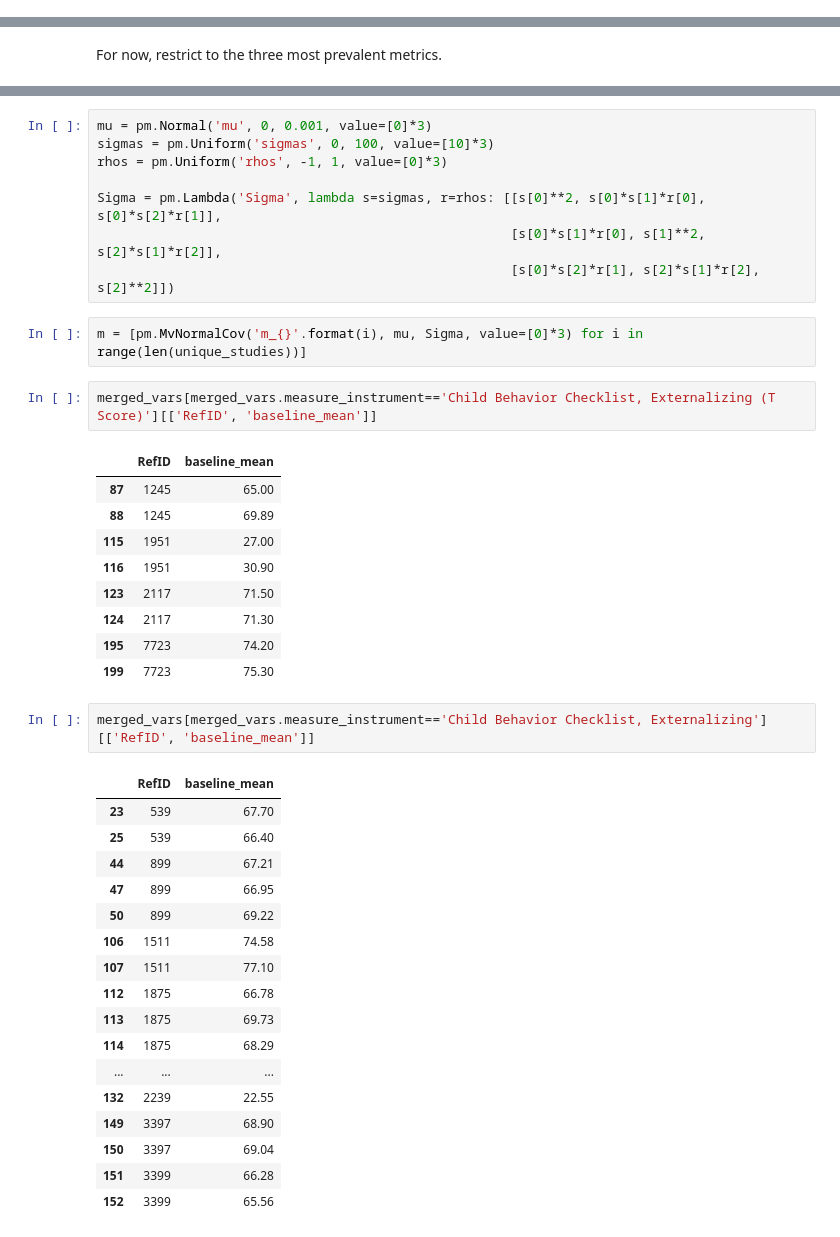
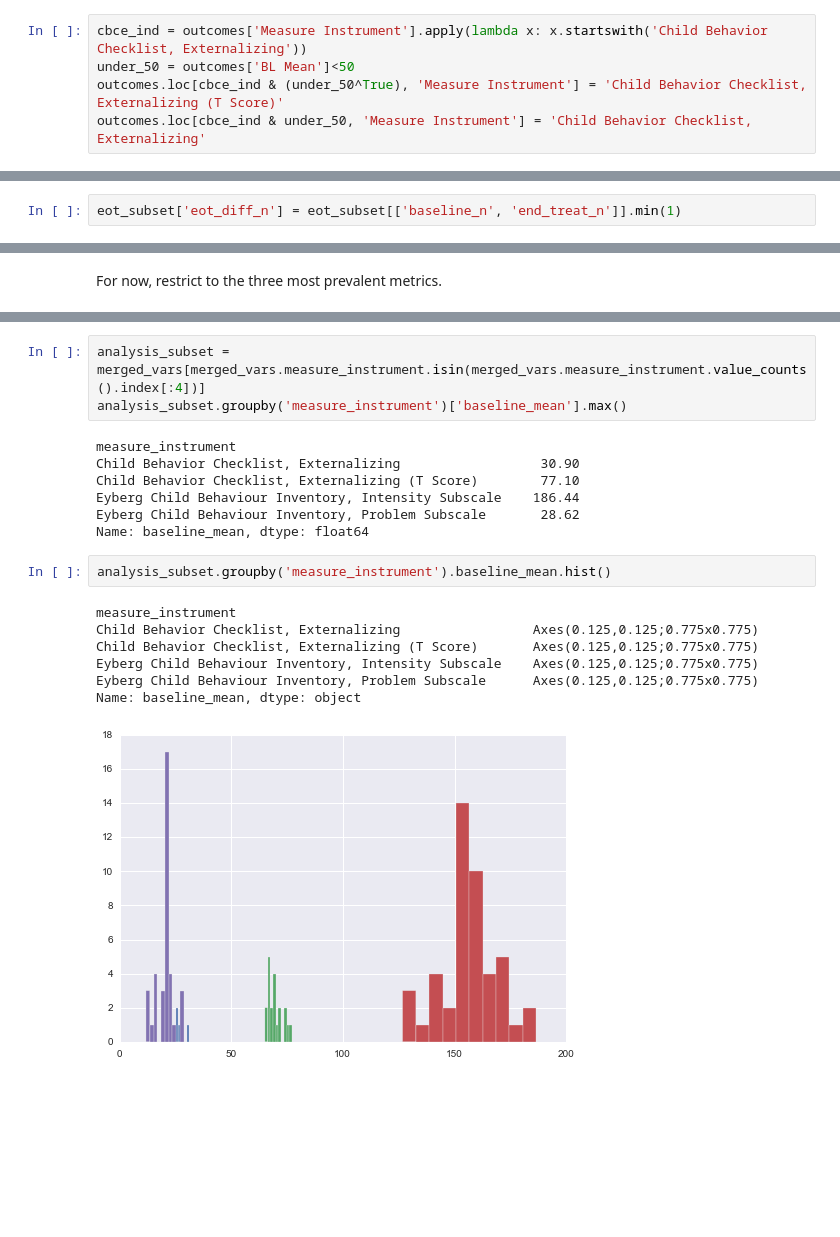
Before and after one commit to fonnesbeck/disruptive_behavior_disorder_MA, a Jupyter notebook: Disruptive Behavior Disorder Meta-analysis.ipynb, the cells around one changed output, grey strips where cells are left out. Drawn from its saved outputs; the diff is of its cells as text; blank space fills up the shorter version.

```diff
--- a/Disruptive Behavior Disorder Meta-analysis.ipynb
+++ b/Disruptive Behavior Disorder Meta-analysis.ipynb
@@ -34,0 +38,5 @@ outcomes.loc[outcomes['Last FU Time'].notnull(), 'Last FU Time'] = fut_months
+# %%
+cbce_ind = outcomes['Measure Instrument'].apply(lambda x: x.startswith('Child Behavior Checklist, Externalizing'))
+under_50 = outcomes['BL Mean']<50
+outcomes.loc[cbce_ind & (under_50^True), 'Measure Instrument'] = 'Child Behavior Checklist, Externalizing (T Score)'
+outcomes.loc[cbce_ind & under_50, 'Measure Instrument'] = 'Child Behavior Checklist, Externalizing'
@@ -243,5 +259,7 @@ eot_subset['eot_diff_mean'] = eot_subset.baseline_mean - eot_subset.end_treat_me
 # %%
 eot_subset['eot_diff_sd'] = eot_subset.baseline_sd + eot_subset.end_treat_sd
+# %%
+eot_subset['eot_diff_n'] = eot_subset[['baseline_n', 'end_treat_n']].min(1)
 # %% [markdown]
 Distribution of baseline means among outcome metrics
 # %%
@@ -373,42 +369,20 @@ unique_studies = merged_vars.RefID.unique()
-# %%
-mu = pm.Normal('mu', 0, 0.001, value=[0]*3)
-sigmas = pm.Uniform('sigmas', 0, 100, value=[10]*3)
-rhos = pm.Uniform('rhos', -1, 1, value=[0]*3)
-
-Sigma = pm.Lambda('Sigma', lambda s=sigmas, r=rhos: [[s[0]**2, s[0]*s[1]*r[0], s[0]*s[2]*r[1]],
-                                                     [s[0]*s[1]*r[0], s[1]**2, s[2]*s[1]*r[2]],
-                                                     [s[0]*s[2]*r[1], s[2]*s[1]*r[2], s[2]**2]])
-# %%
-m = [pm.MvNormalCov('m_{}'.format(i), mu, Sigma, value=[0]*3) for i in range(len(unique_studies))]
-# %%
-merged_vars[merged_vars.measure_instrument=='Child Behavior Checklist, Externalizing (T Score)'][['RefID', 'baseline_mean']]
-# %% [output]
-|  | RefID | baseline_mean |
-| 87 | 1245 | 65.00 |
-| 88 | 1245 | 69.89 |
-| 115 | 1951 | 27.00 |
-| 116 | 1951 | 30.90 |
-| 123 | 2117 | 71.50 |
-| 124 | 2117 | 71.30 |
-| 195 | 7723 | 74.20 |
-| 199 | 7723 | 75.30 |
-# %%
-merged_vars[merged_vars.measure_instrument=='Child Behavior Checklist, Externalizing'][['RefID', 'baseline_mean']]
-# %% [output]
-|  | RefID | baseline_mean |
-| 23 | 539 | 67.70 |
-| 25 | 539 | 66.40 |
-| 44 | 899 | 67.21 |
-| 47 | 899 | 66.95 |
-| 50 | 899 | 69.22 |
-| 106 | 1511 | 74.58 |
-| 107 | 1511 | 77.10 |
-| 112 | 1875 | 66.78 |
-| 113 | 1875 | 69.73 |
-| 114 | 1875 | 68.29 |
-| ... | ... | ... |
-| 132 | 2239 | 22.55 |
-| 149 | 3397 | 68.90 |
-| 150 | 3397 | 69.04 |
-| 151 | 3399 | 66.28 |
-| 152 | 3399 | 65.56 |
+# %%
+analysis_subset = merged_vars[merged_vars.measure_instrument.isin(merged_vars.measure_instrument.value_counts().index[:4])]
+analysis_subset.groupby('measure_instrument')['baseline_mean'].max()
+# %% [output]
+measure_instrument
+Child Behavior Checklist, Externalizing                  30.90
+Child Behavior Checklist, Externalizing (T Score)        77.10
+Eyberg Child Behaviour Inventory, Intensity Subscale    186.44
+Eyberg Child Behaviour Inventory, Problem Subscale       28.62
+Name: baseline_mean, dtype: float64
+# %%
+analysis_subset.groupby('measure_instrument').baseline_mean.hist()
+# %% [output]
+measure_instrument
+Child Behavior Checklist, Externalizing                 Axes(0.125,0.125;0.775x0.775)
+Child Behavior Checklist, Externalizing (T Score)       Axes(0.125,0.125;0.775x0.775)
+Eyberg Child Behaviour Inventory, Intensity Subscale    Axes(0.125,0.125;0.775x0.775)
+Eyberg Child Behaviour Inventory, Problem Subscale      Axes(0.125,0.125;0.775x0.775)
+Name: baseline_mean, dtype: object
+[figure, added]
```
Also changed, not shown: parts of 68 cells of this notebook.
